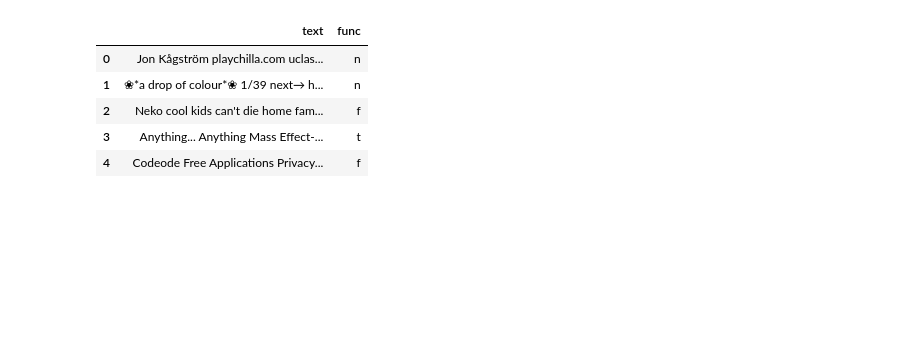
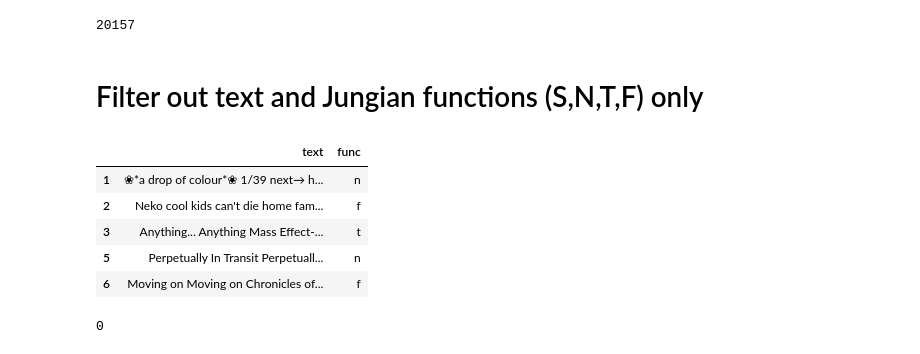
Before and after one commit to mattiasostmar/typealyzer-dataset-explorative-analytics, a Jupyter notebook: notebooks/explore_word_freqs_SNTF.ipynb, the cells around one changed output. Saved outputs shown, nothing was run; the diff lists cells and outputs as text; code cells hidden in the pictures; blank space fills up the shorter version.

```diff
--- a/notebooks/explore_word_freqs_SNTF.ipynb
+++ b/notebooks/explore_word_freqs_SNTF.ipynb
@@ -2,5 +2,6 @@
 import pandas as pd
 import re
 from collections import Counter
+pd.set_option('precision',6)
 # %%
 df = pd.read_pickle("../pickles/dataframe_survey_2018-01-23_enriched.pickle")
@@ -16,0 +39,7 @@ df.head()
+# %%
+df = df[(df.tokens > 100) &
+       (df.lang == "en") &
+       (df.domain.str.contains("tumblr")) |
+       (df.domain.str.contains("blogspot")) |
+       (df.domain.str.contains("wordpress"))]
+len(df)
@@ -17,13 +79,23 @@ df.head()
+# %%
+len(data.text.unique())
+# %% [output]
+20157
+# %% [markdown]
+# Filter out text and Jungian functions (S,N,T,F) only
 # %%
-df = df[["text","func"]]
-df.head()
+func_text = df[["text","func"]]
+func_text.head()
 # %% [output]
 |  | text | func |
-| 0 | Jon Kågström playchilla.com uclas... | n |
 | 1 | ❀*a drop of colour*❀ 1/39 next→ h... | n |
 | 2 | Neko cool kids can't die home fam... | f |
 | 3 | Anything... Anything Mass Effect-... | t |
-| 4 | Codeode Free Applications Privacy... | f |
+| 5 | Perpetually In Transit Perpetuall... | n |
+| 6 | Moving on Moving on Chronicles of... | f |
+# %%
+len(func_text[pd.isnull(func_text.func)]) # Ensure no NaN values
+# %% [output]
+0
 # %%
 def calc_word_percentages(func=None):
     if not func:
```
Also changed, not shown: parts of 31 cells of this notebook, 40 other files.
